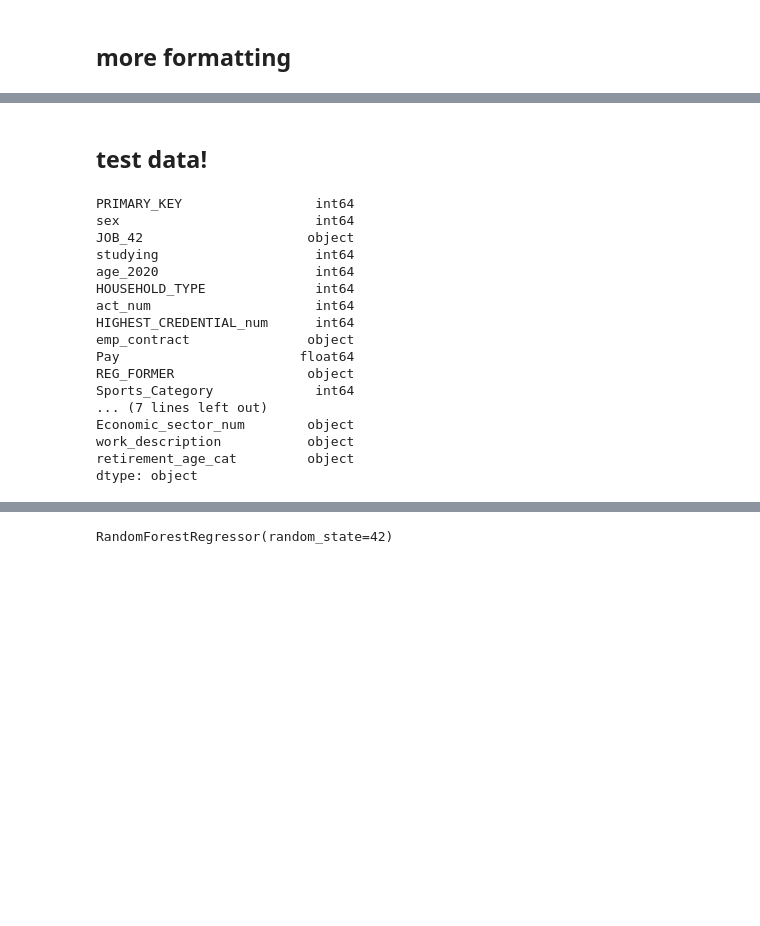
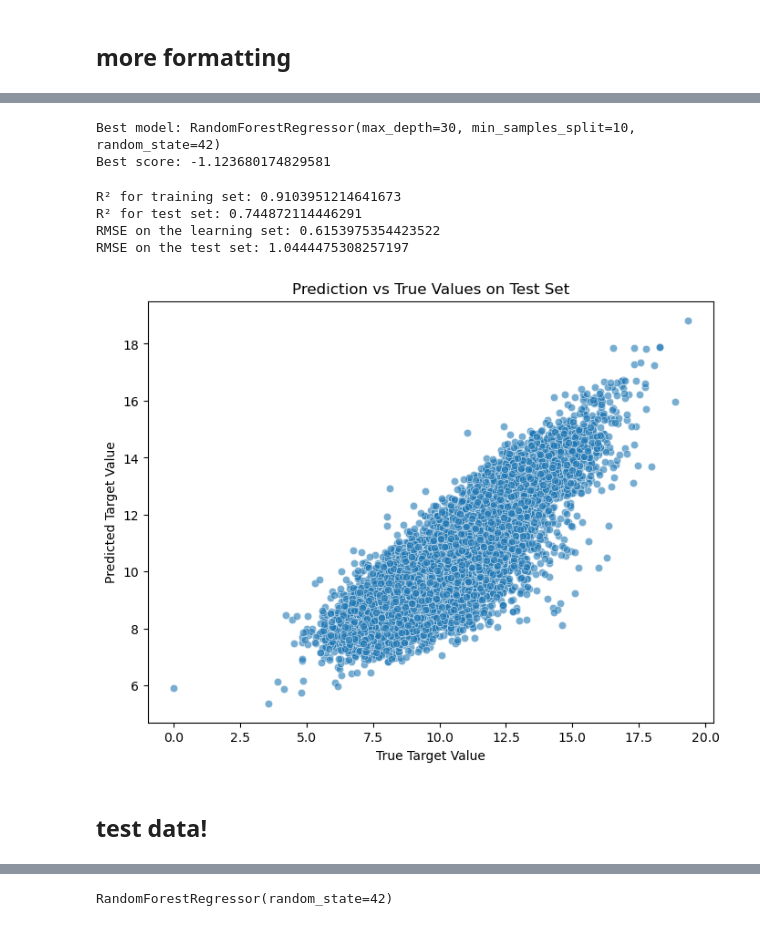
Before and after one commit to rinaaro/Machine-Learning-Project, a Jupyter notebook: attempt.ipynb, the cells around one changed output, grey strips where cells are left out. Drawn from its saved outputs; the diff is of its cells as text; code cells hidden in the pictures; blank space fills up the shorter version.

```diff
--- a/attempt.ipynb
+++ b/attempt.ipynb
@@ -1152,0 +1221,14 @@ learn_rf.drop(["Lat", "long", "RESIDENTS", "INSEE_CODE"], axis=1, inplace=True)
+# %%
+param_grid_rf = {     # Number of trees in the forest
+    'max_depth': [None, 5, 10, 30],
+    'min_samples_split': [5, 10, 20]
+}
+
+# Define cross-validation with 5 folds
+cv_folds = KFold(n_splits=5, shuffle=True, random_state=42)
+
+# Initialize the RandomForestRegressor model
+rf = RandomForestRegressor(random_state=42)
+
+# Set up the GridSearchCV for RandomForestRegressor with appropriate scoring metric
+rf_search = GridSearchCV(rf, param_grid_rf, cv=cv_folds, n_jobs=-1, scoring="neg_mean_squared_error")
@@ -1153,24 +1238,42 @@ learn_rf.drop(["Lat", "long", "RESIDENTS", "INSEE_CODE"], axis=1, inplace=True)
+# %%
+# Get the best model after GridSearchCV
+best_model_rf = rf_res.best_estimator_
+
+# Output the best model and its score
+print(f"Best model: {best_model_rf}")
+print(f"Best score: {rf_res.best_score_}")
+# %% [output]
+Best model: RandomForestRegressor(max_depth=30, min_samples_split=10, random_state=42)
+Best score: -1.123680174829581
+# %%
+from sklearn.metrics import r2_score
+
+train_predictions = best_model_rf.predict(X_train)
+test_predictions = best_model_rf.predict(X_test)
+
+# Calculate R²
+train_r2 = r2_score(Y_train, train_predictions)
+test_r2 = r2_score(Y_test, test_predictions)
+
+print(f"R² for training set: {train_r2}")
+print(f"R² for test set: {test_r2}")
+print("RMSE on the learning set:", root_mean_squared_error(Y_train, best_model_rf.predict(X_train)))
+print("RMSE on the test set:", root_mean_squared_error(Y_test, best_model_rf.predict(X_test)))
+# %% [output]
+R² for training set: 0.9103951214641673
+R² for test set: 0.744872114446291
+RMSE on the learning set: 0.6153975354423522
+RMSE on the test set: 1.0444475308257197
+# %%
+plt.figure(figsize=(8, 6))
+sns.scatterplot(x=Y_test, y=test_predictions, alpha=0.6)
+plt.xlabel('True Target Value')
+plt.ylabel('Predicted Target Value')
+plt.title('Prediction vs True Values on Test Set')
+plt.show()
+# %% [output]
+[figure, added]
 # %% [markdown]
 ## test data!
 # %%
 test = pd.read_csv("test2.csv")
-# %%
-df_test_imputed.dtypes
-# %% [output]
-PRIMARY_KEY                 int64
-sex                         int64
-JOB_42                     object
-studying                    int64
-age_2020                    int64
-HOUSEHOLD_TYPE              int64
-act_num                     int64
-HIGHEST_CREDENTIAL_num      int64
-emp_contract               object
-Pay                       float64
-REG_FORMER                 object
-Sports_Category             int64
-... (7 lines left out)
-Economic_sector_num        object
-work_description           object
-retirement_age_cat         object
-dtype: object
```
Also changed, not shown: parts of 39 cells of this notebook.
